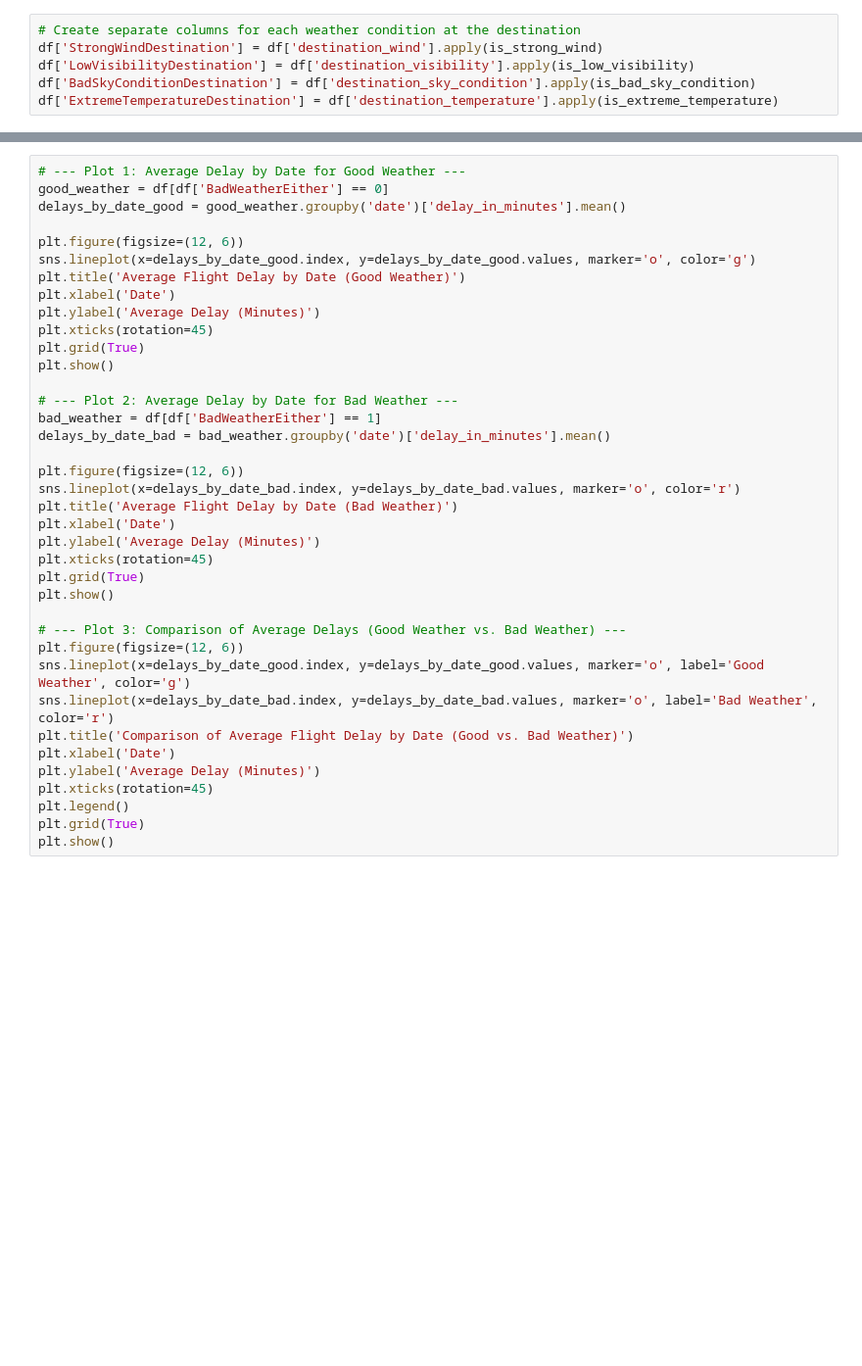
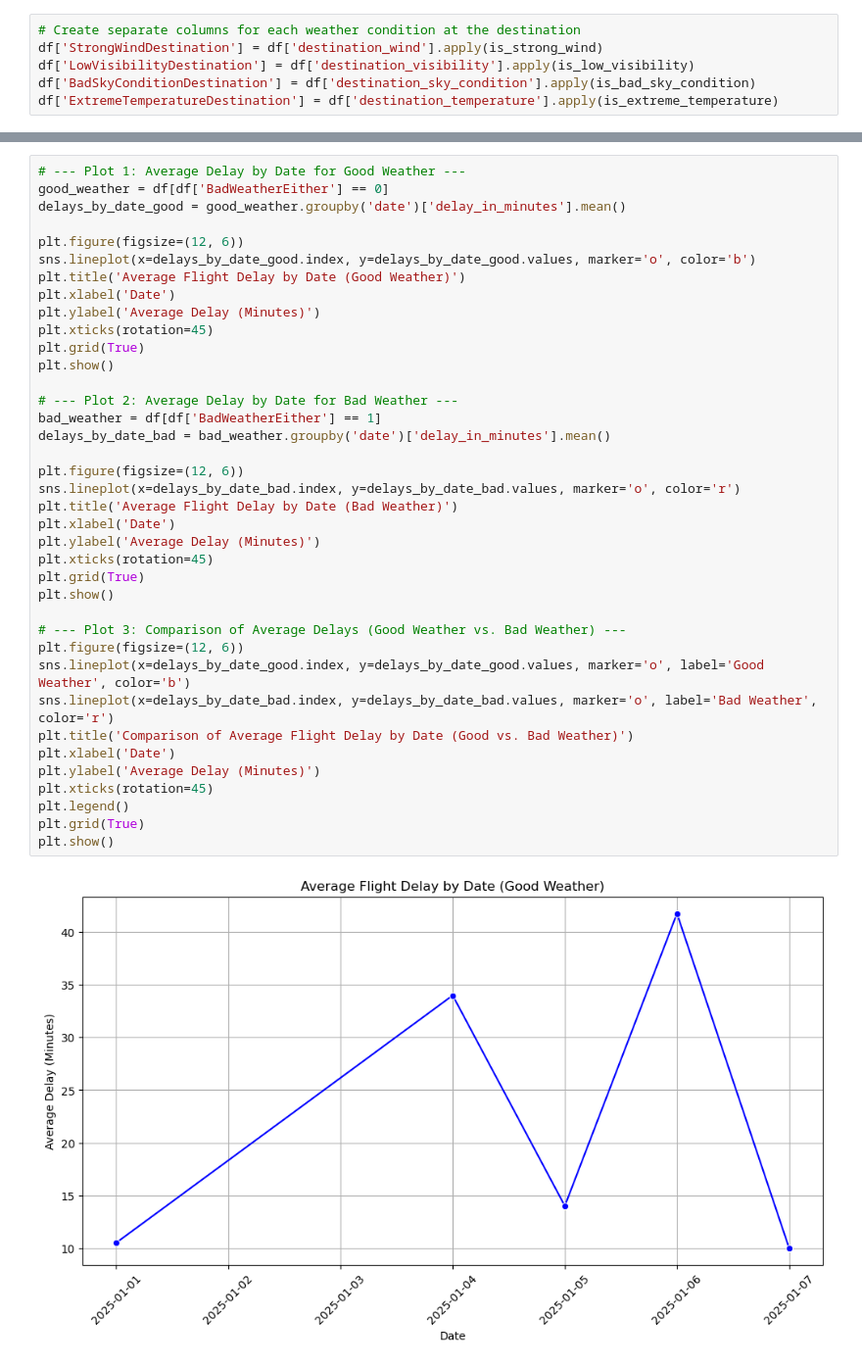
Before and after one commit to MartinLeNizon/FlightDelay, a Jupyter notebook: analysis/analysis.ipynb, the cells around one changed output, grey strips where cells are left out. Shown: that part at 98% size. Cells and saved outputs as stored; diff of their text form; blank space fills up the shorter version.

```diff
--- a/analysis/analysis.ipynb
+++ b/analysis/analysis.ipynb
@@ -338,35 +483,37 @@ good_weather = df[df['BadWeatherEither'] == 0]
 delays_by_date_good = good_weather.groupby('date')['delay_in_minutes'].mean()
 
 plt.figure(figsize=(12, 6))
-sns.lineplot(x=delays_by_date_good.index, y=delays_by_date_good.values, marker='o', color='g')
+sns.lineplot(x=delays_by_date_good.index, y=delays_by_date_good.values, marker='o', color='b')
 plt.title('Average Flight Delay by Date (Good Weather)')
 plt.xlabel('Date')
 plt.ylabel('Average Delay (Minutes)')
 plt.xticks(rotation=45)
 plt.grid(True)
 plt.show()
 
 # --- Plot 2: Average Delay by Date for Bad Weather ---
 bad_weather = df[df['BadWeatherEither'] == 1]
 delays_by_date_bad = bad_weather.groupby('date')['delay_in_minutes'].mean()
 
 plt.figure(figsize=(12, 6))
 sns.lineplot(x=delays_by_date_bad.index, y=delays_by_date_bad.values, marker='o', color='r')
 plt.title('Average Flight Delay by Date (Bad Weather)')
 plt.xlabel('Date')
 plt.ylabel('Average Delay (Minutes)')
 plt.xticks(rotation=45)
 plt.grid(True)
 plt.show()
 
 # --- Plot 3: Comparison of Average Delays (Good Weather vs. Bad Weather) ---
 plt.figure(figsize=(12, 6))
-sns.lineplot(x=delays_by_date_good.index, y=delays_by_date_good.values, marker='o', label='Good Weather', color='g')
+sns.lineplot(x=delays_by_date_good.index, y=delays_by_date_good.values, marker='o', label='Good Weather', color='b')
 sns.lineplot(x=delays_by_date_bad.index, y=delays_by_date_bad.values, marker='o', label='Bad Weather', color='r')
 plt.title('Comparison of Average Flight Delay by Date (Good vs. Bad Weather)')
 plt.xlabel('Date')
 plt.ylabel('Average Delay (Minutes)')
 plt.xticks(rotation=45)
 plt.legend()
 plt.grid(True)
 plt.show()
+# %% [output]
+[figure, added]
```
Also changed, not shown: parts of 17 cells of this notebook, 2 other files.
